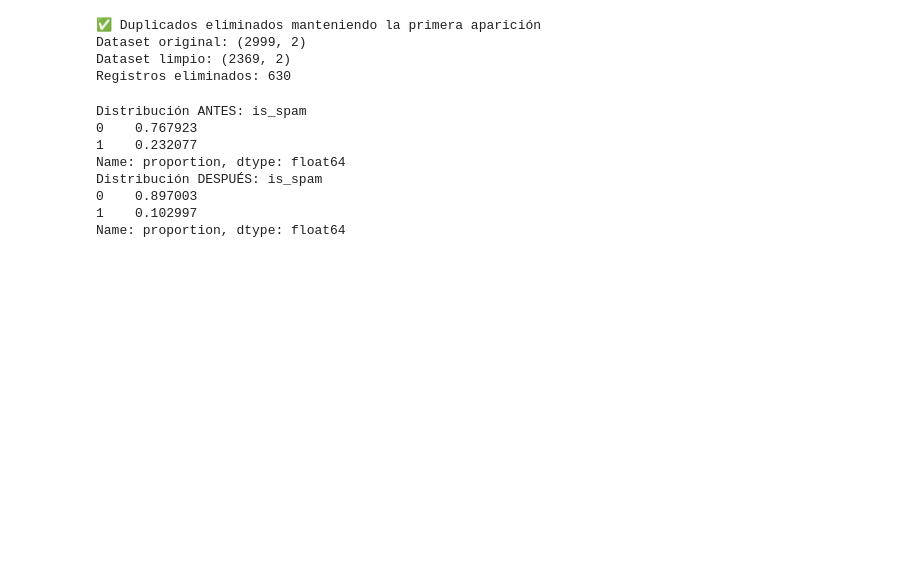
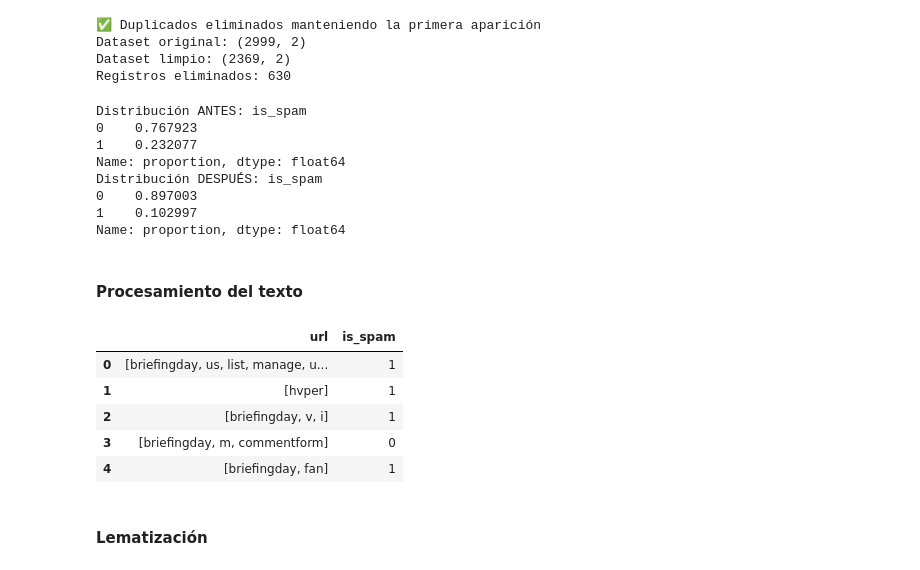
Before and after one commit to 4GeeksAcademy/kiliangil-Deteccion-Spam-NLP, a Jupyter notebook: src/explore.ipynb, the cells around one changed output. Saved outputs shown, nothing was run; the diff lists cells and outputs as text; code cells hidden in the pictures; blank space fills up the shorter version.

```diff
--- a/src/explore.ipynb
+++ b/src/explore.ipynb
@@ -131,3 +136,38 @@ Distribución DESPUÉS: is_spam
 0    0.897003
 1    0.102997
 Name: proportion, dtype: float64
+# %% [markdown]
+#### Procesamiento del texto
+# %%
+def preprocess_text(text):
+    # Eliminar https, www y dominios
+    text = re.sub(r'https?://', " ", text)
+    text = re.sub(r'www\.', ' ', text)
+    text = re.sub(r'\.(com|net|org|es)', " ", text)
+
+    # Eliminar cualquier caracter que no sea una letra (a-z) o un espacio en blanco ( )
+    text = re.sub(r'[^a-z ]', " ", text)
+
+    # Eliminar espacios en blanco
+    text = re.sub(r'\s+[a-zA-Z]\s+', " ", text)
+    text = re.sub(r'\^[a-zA-Z]\s+', " ", text)
+
+    # Reducir espacios en blanco múltiples a uno único
+    text = re.sub(r'\s+', " ", text.lower())
+
+    # Eliminar tags
+    text = re.sub("&lt;/?.*?&gt;"," &lt;&gt; ", text)
+
+    return text.split()
+# %%
+df_clean["url"] = df_clean["url"].apply(preprocess_text)
+df_clean.head()
+# %% [output]
+|  | url | is_spam |
+| 0 | [briefingday, us, list, manage, u... | 1 |
+| 1 | [hvper] | 1 |
+| 2 | [briefingday, v, i] | 1 |
+| 3 | [briefingday, m, commentform] | 0 |
+| 4 | [briefingday, fan] | 1 |
+# %% [markdown]
+#### Lematización
```
Also changed, not shown: parts of 17 cells of this notebook, 1 other file.
